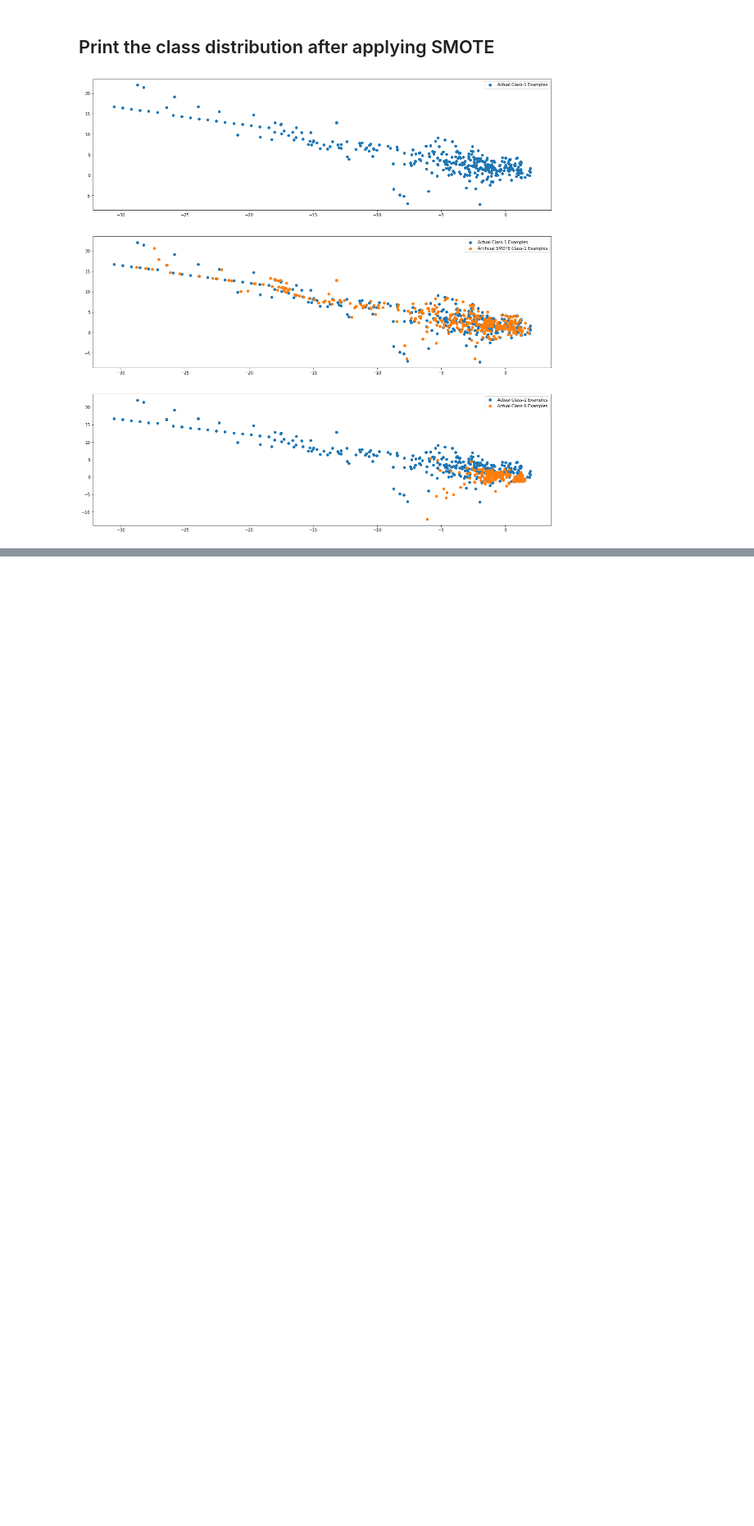
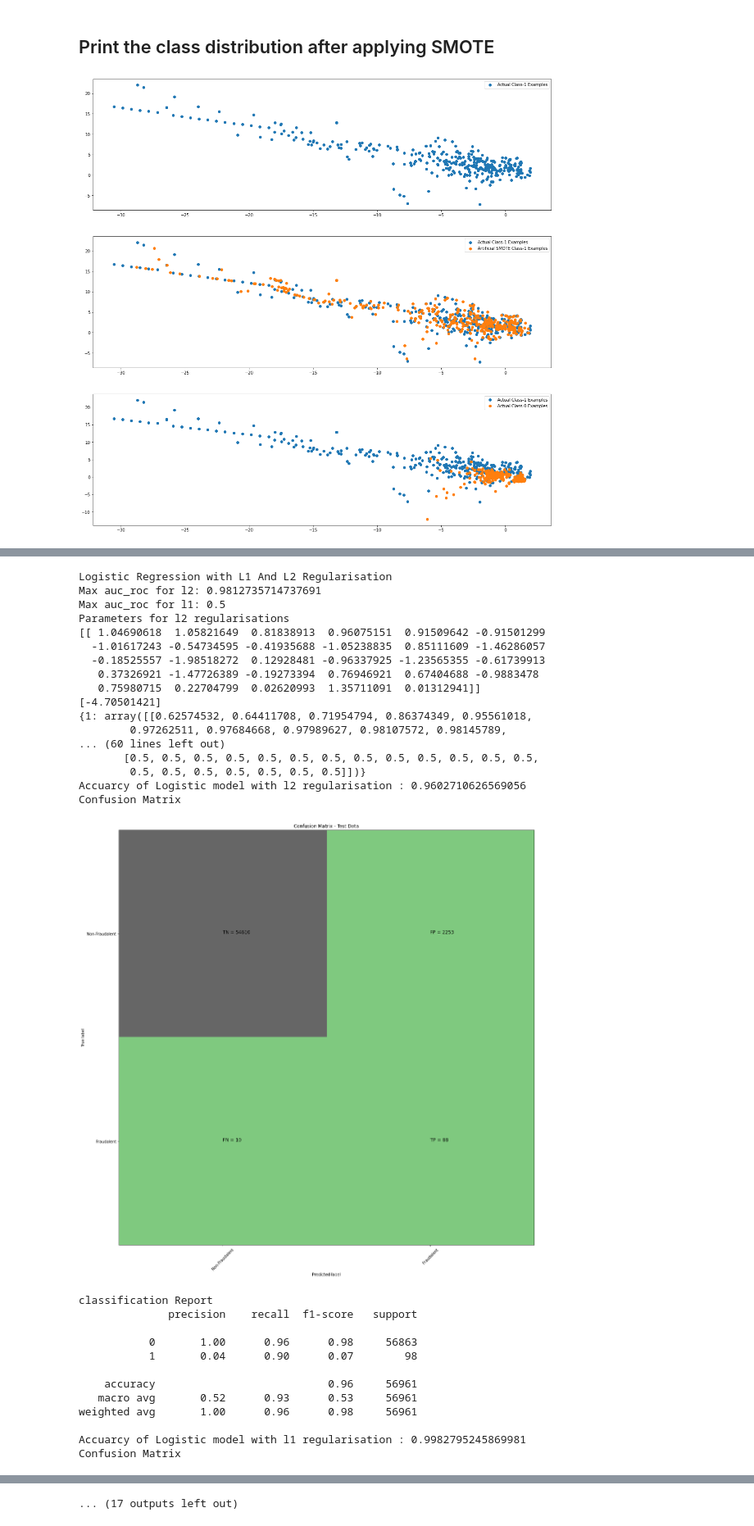
Before and after one commit to subhabrata-ghosh-1988/credit-card-fraud-detection, a Jupyter notebook: Credit_card_fraud_detection.ipynb, the cells around one changed output, grey strips where cells are left out. Shown at 82% size. Drawn from its saved outputs; the diff is of its cells as text; code cells hidden in the pictures; blank space fills up the shorter version.

Commit message:
Fixing the models

```diff
--- a/Credit_card_fraud_detection.ipynb
+++ b/Credit_card_fraud_detection.ipynb
@@ -1763,0 +1922,16 @@ Logistic Regression with L1 And L2 Regularisation
+# %%
+from sklearn.model_selection import StratifiedKFold
+from imblearn import over_sampling
+
+skf = StratifiedKFold(n_splits=5, random_state=None)
+
+for fold, (train_index, test_index) in enumerate(skf.split(X,y), 1):
+    X_train = X.loc[train_index]
+    y_train = y.loc[train_index]
+    X_test = X.loc[test_index]
+    y_test = y.loc[test_index]
+    SMOTE = over_sampling.SMOTE(random_state=0)
+    X_train_ADASYN, y_train_ADASYN= ADASYN.fit_sample(X_train, y_train)
+
+#Create Dataframe for X_over
+X_train_ADASYN = pd.DataFrame(data=X_train_ADASYN,   columns=cols)
@@ -1763,0 +1940,63 @@ Logistic Regression with L1 And L2 Regularisation
+# %%
+Data_Imbalance_Handiling	 = "ADASYN Oversampling with StratifiedKFold CV "
+#Run Logistic Regression with L1 And L2 Regularisation
+print("Logistic Regression with L1 And L2 Regularisation")
+start_time = time.time()
+df_Results = buildAndRunLogisticModels(df_Results, Data_Imbalance_Handiling, X_train_ADASYN, y_train_ADASYN , X_test, y_test)
+print("Time Taken by Model: --- %s seconds ---" % (time.time() - start_time))
+print('-'*80 )
+#Run KNN Model
+print("KNN Model")
+start_time = time.time()
+df_Results = buildAndRunKNNModels(df_Results, Data_Imbalance_Handiling,X_train_ADASYN, y_train_ADASYN , X_test, y_test)
+print("Time Taken by Model: --- %s seconds ---" % (time.time() - start_time))
+print('-'*80 )
+#Run Decision Tree Models with  'gini' & 'entropy' criteria
+print("Decision Tree Models with  'gini' & 'entropy' criteria")
+start_time = time.time()
+df_Results = buildAndRunTreeModels(df_Results, Data_Imbalance_Handiling,X_train_ADASYN, y_train_ADASYN , X_test, y_test)
+print("Time Taken by Model: --- %s seconds ---" % (time.time() - start_time))
+print('-'*80 )
+#Run Random Forest Model
+print("Random Forest Model")
+start_time = time.time()
+df_Results = buildAndRunRandomForestModels(df_Results, Data_Imbalance_Handiling,X_train_ADASYN, y_train_ADASYN , X_test, y_test)
+print("Time Taken by Model: --- %s seconds ---" % (time.time() - start_time))
+print('-'*80 )
+#Run XGBoost Model
+print("XGBoost Model")
+start_time = time.time()
+df_Results = buildAndRunXGBoostModels(df_Results, Data_Imbalance_Handiling,X_train_ADASYN, y_train_ADASYN , X_test, y_test)
+print("Time Taken by Model: --- %s seconds ---" % (time.time() - start_time))
+print('-'*80 )
+# %% [output]
+Logistic Regression with L1 And L2 Regularisation
+Max auc_roc for l2: 0.9812735714737691
+Max auc_roc for l1: 0.5
+Parameters for l2 regularisations
+[[ 1.04690618  1.05821649  0.81838913  0.96075151  0.91509642 -0.91501299
+  -1.01617243 -0.54734595 -0.41935688 -1.05238835  0.85111609 -1.46286057
+  -0.18525557 -1.98518272  0.12928481 -0.96337925 -1.23565355 -0.61739913
+   0.37326921 -1.47726389 -0.19273394  0.76946921  0.67404688 -0.9883478
+   0.75980715  0.22704799  0.02620993  1.35711091  0.01312941]]
+[-4.70501421]
+{1: array([[0.62574532, 0.64411708, 0.71954794, 0.86374349, 0.95561018,
+        0.97262511, 0.97684668, 0.97989627, 0.98107572, 0.98145789,
+... (60 lines left out)
+       [0.5, 0.5, 0.5, 0.5, 0.5, 0.5, 0.5, 0.5, 0.5, 0.5, 0.5, 0.5, 0.5,
+        0.5, 0.5, 0.5, 0.5, 0.5, 0.5, 0.5]])}
+Accuarcy of Logistic model with l2 regularisation : 0.9602710626569056
+Confusion Matrix
+[figure, added]
+classification Report
+              precision    recall  f1-score   support
+
+           0       1.00      0.96      0.98     56863
+           1       0.04      0.90      0.07        98
+
+    accuracy                           0.96     56961
+   macro avg       0.52      0.93      0.53     56961
+weighted avg       1.00      0.96      0.98     56961
+
+Accuarcy of Logistic model with l1 regularisation : 0.9982795245869981
+Confusion Matrix
@@ -1763,0 +2043 @@ Logistic Regression with L1 And L2 Regularisation
+... (17 outputs left out)
```
Also changed, not shown: parts of 30 cells of this notebook.
